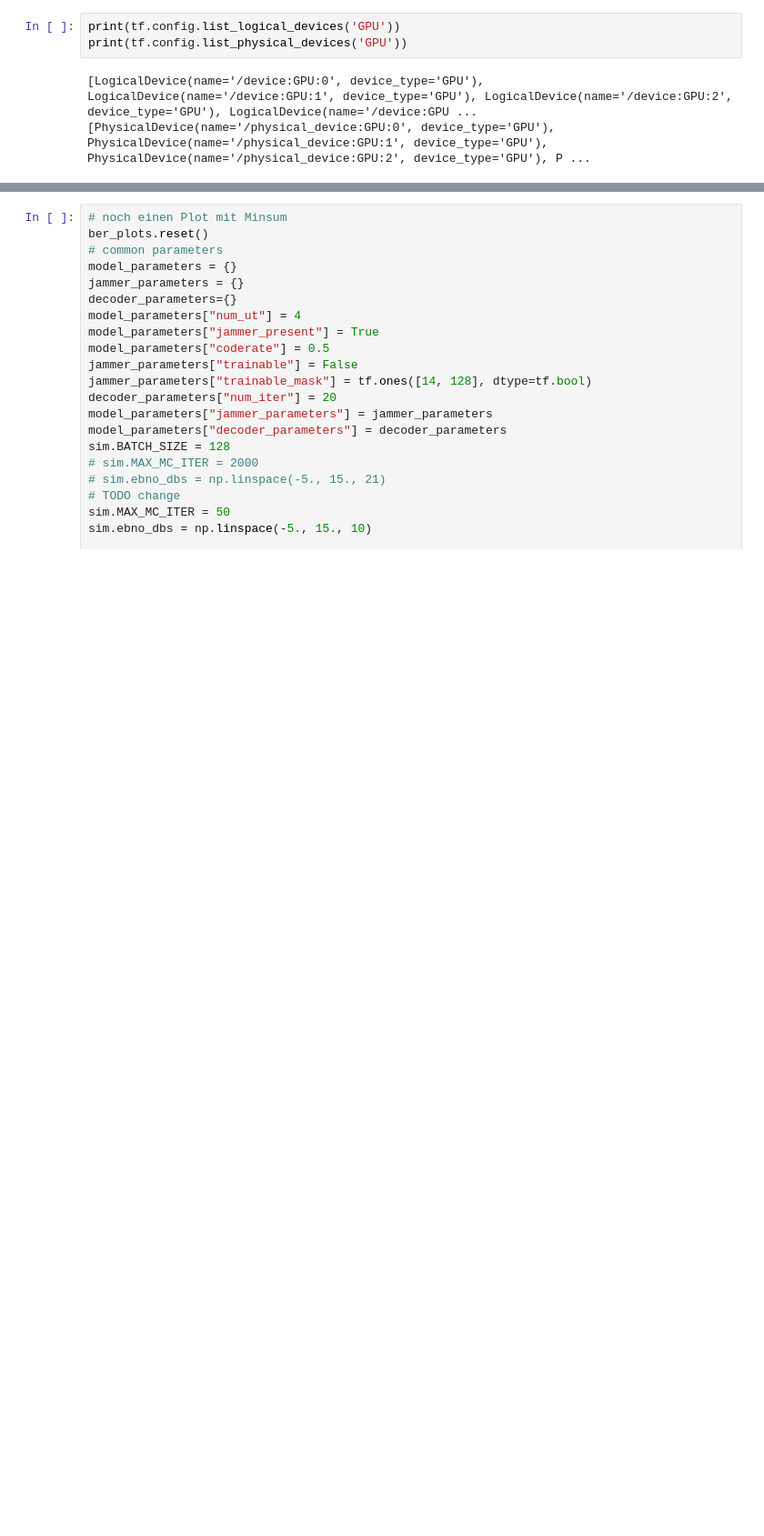
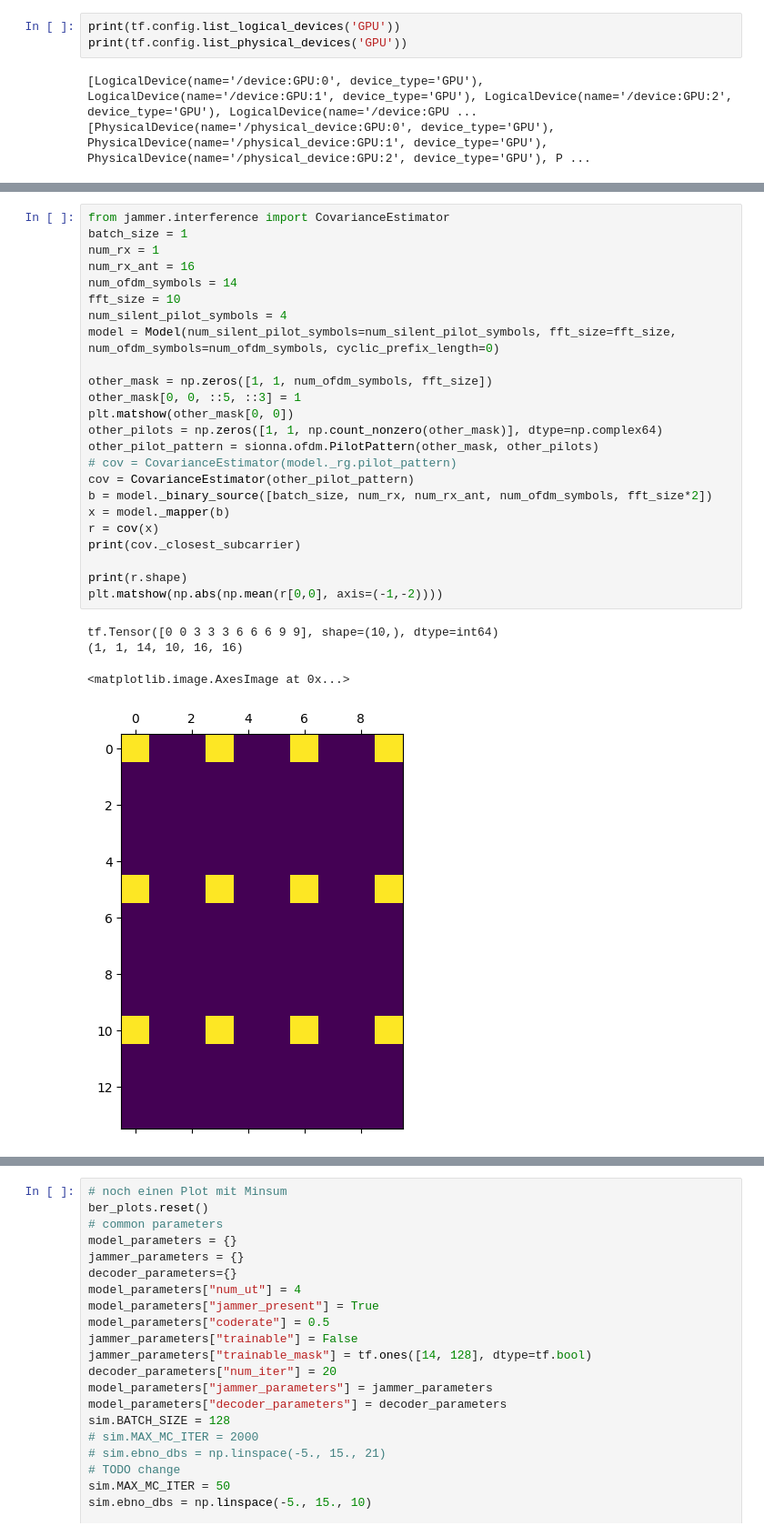
Before and after one commit to IIP-Group/pyjama, a Jupyter notebook: simulations/test.ipynb, the cells around one changed output, grey strips where cells are left out. Shown at 91% size. Cells and saved outputs as stored; diff of their text form; blank space fills up the shorter version.

Commit message:
working interference estimator

```diff
--- a/simulations/test.ipynb
+++ b/simulations/test.ipynb
@@ -79,0 +29,29 @@ EbNo [dB] |        BER |       BLER |  bit errors |    num bits | block errors |
+# %%
+from jammer.interference import CovarianceEstimator
+batch_size = 1
+num_rx = 1
+num_rx_ant = 16
+num_ofdm_symbols = 14
+fft_size = 10
+num_silent_pilot_symbols = 4
+model = Model(num_silent_pilot_symbols=num_silent_pilot_symbols, fft_size=fft_size, num_ofdm_symbols=num_ofdm_symbols, cyclic_prefix_length=0)
+
+other_mask = np.zeros([1, 1, num_ofdm_symbols, fft_size])
+other_mask[0, 0, ::5, ::3] = 1
+plt.matshow(other_mask[0, 0])
+other_pilots = np.zeros([1, 1, np.count_nonzero(other_mask)], dtype=np.complex64)
+other_pilot_pattern = sionna.ofdm.PilotPattern(other_mask, other_pilots)
+# cov = CovarianceEstimator(model._rg.pilot_pattern)
+cov = CovarianceEstimator(other_pilot_pattern)
+b = model._binary_source([batch_size, num_rx, num_rx_ant, num_ofdm_symbols, fft_size*2])
+x = model._mapper(b)
+r = cov(x)
+print(cov._closest_subcarrier)
+
+print(r.shape)
+plt.matshow(np.abs(np.mean(r[0,0], axis=(-1,-2))))
+# %% [output]
+tf.Tensor([0 0 3 3 3 6 6 6 9 9], shape=(10,), dtype=int64)
+(1, 1, 14, 10, 16, 16)
+<matplotlib.image.AxesImage at 0x...>
+[figure, added]
```
Also changed, not shown: parts of 3 cells of this notebook, 1 other file.
